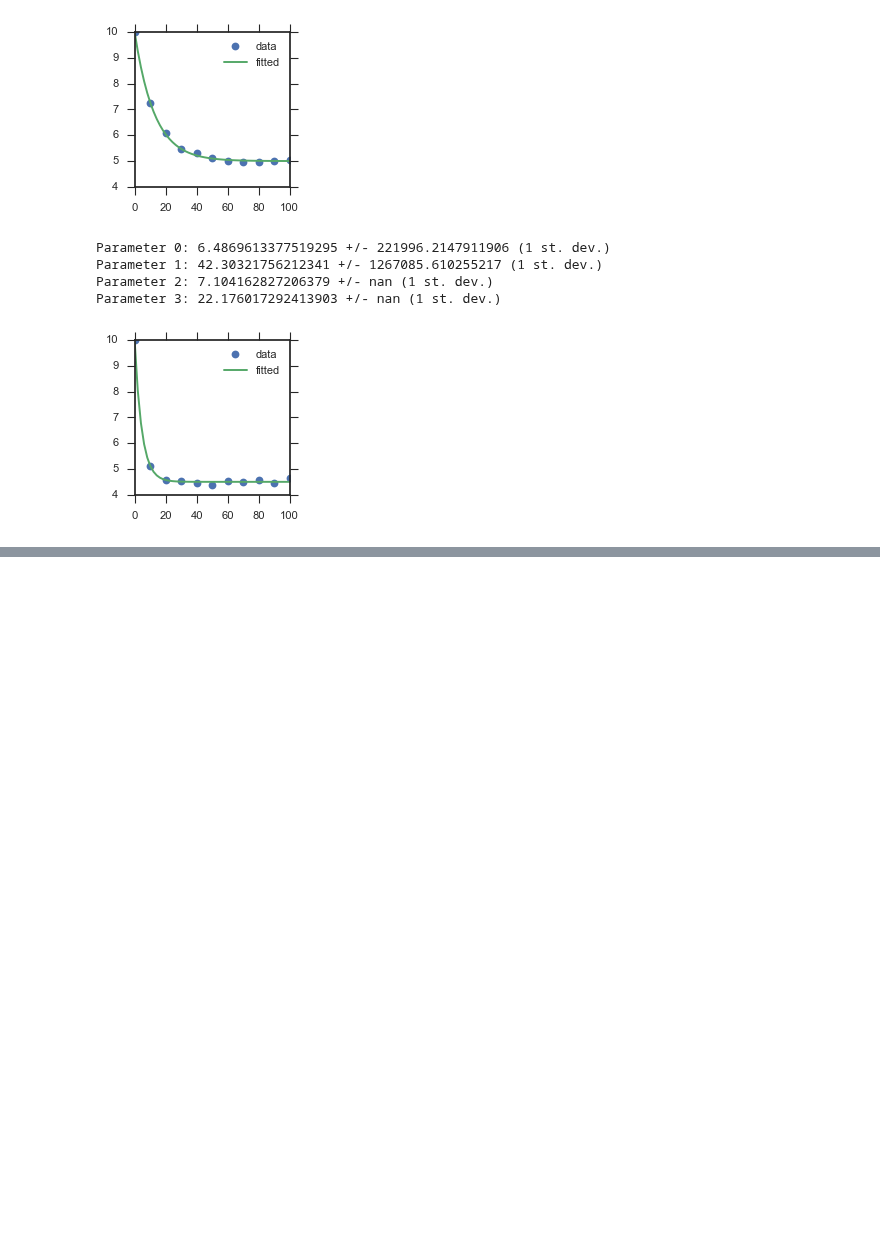
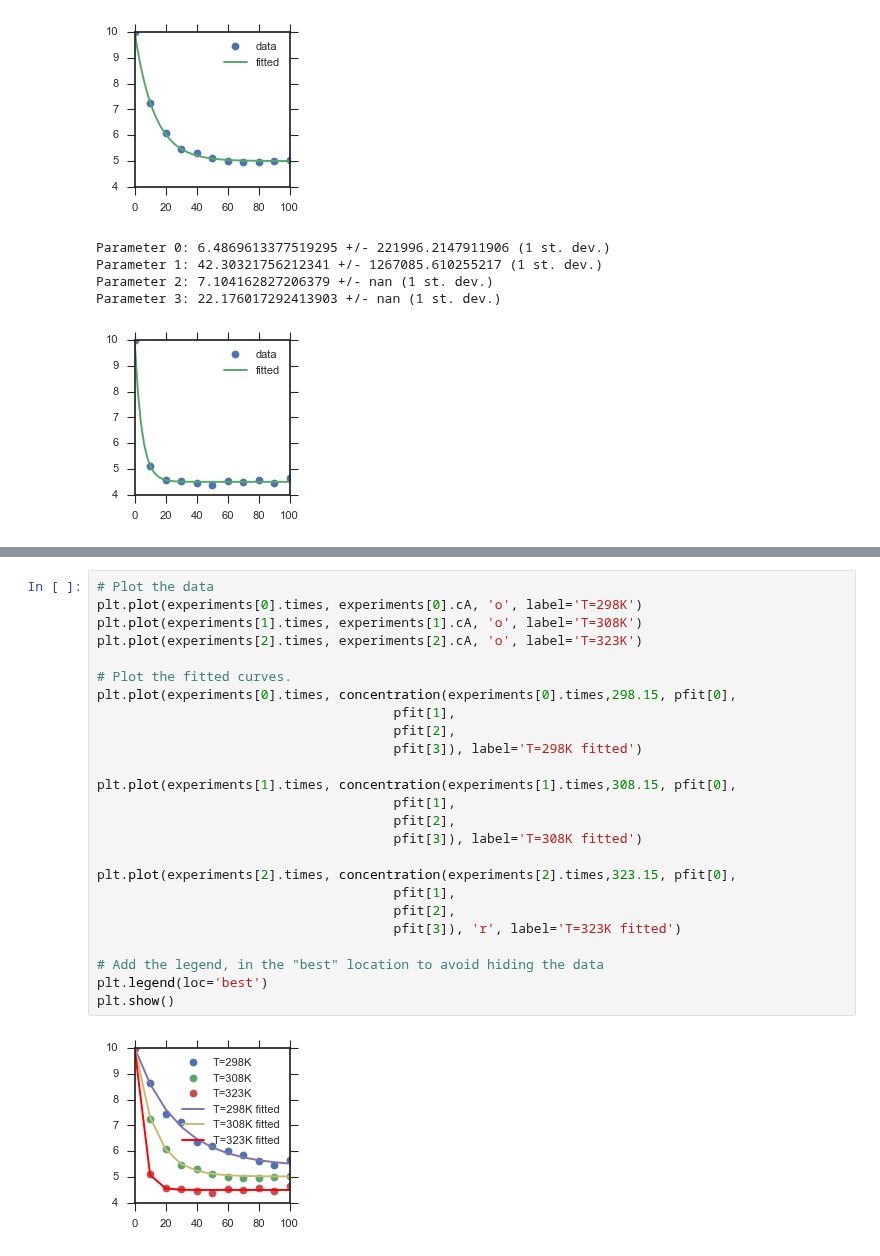
Before and after one commit to jtr5395/regression, a Jupyter notebook: FittingExercise.ipynb, the cells around one changed output, grey strips where cells are left out. Drawn from its saved outputs; the diff is of its cells as text; blank space fills up the shorter version.

```diff
--- a/FittingExercise.ipynb
+++ b/FittingExercise.ipynb
@@ -231,0 +285,27 @@ Parameter 3: 22.176017292413903 +/- nan (1 st. dev.)
+# %%
+# Plot the data
+plt.plot(experiments[0].times, experiments[0].cA, 'o', label='T=298K')
+plt.plot(experiments[1].times, experiments[1].cA, 'o', label='T=308K')
+plt.plot(experiments[2].times, experiments[2].cA, 'o', label='T=323K')
+
+# Plot the fitted curves.
+plt.plot(experiments[0].times, concentration(experiments[0].times,298.15, pfit[0],
+                                      pfit[1],
+                                      pfit[2],
+                                      pfit[3]), label='T=298K fitted')
+
+plt.plot(experiments[1].times, concentration(experiments[1].times,308.15, pfit[0],
+                                      pfit[1],
+                                      pfit[2],
+                                      pfit[3]), label='T=308K fitted')
+
+plt.plot(experiments[2].times, concentration(experiments[2].times,323.15, pfit[0],
+                                      pfit[1],
+                                      pfit[2],
+                                      pfit[3]), 'r', label='T=323K fitted')
+
+# Add the legend, in the "best" location to avoid hiding the data
+plt.legend(loc='best')
+plt.show()
+# %% [output]
+[figure, added]
```
Also changed, not shown: parts of 11 cells of this notebook.
